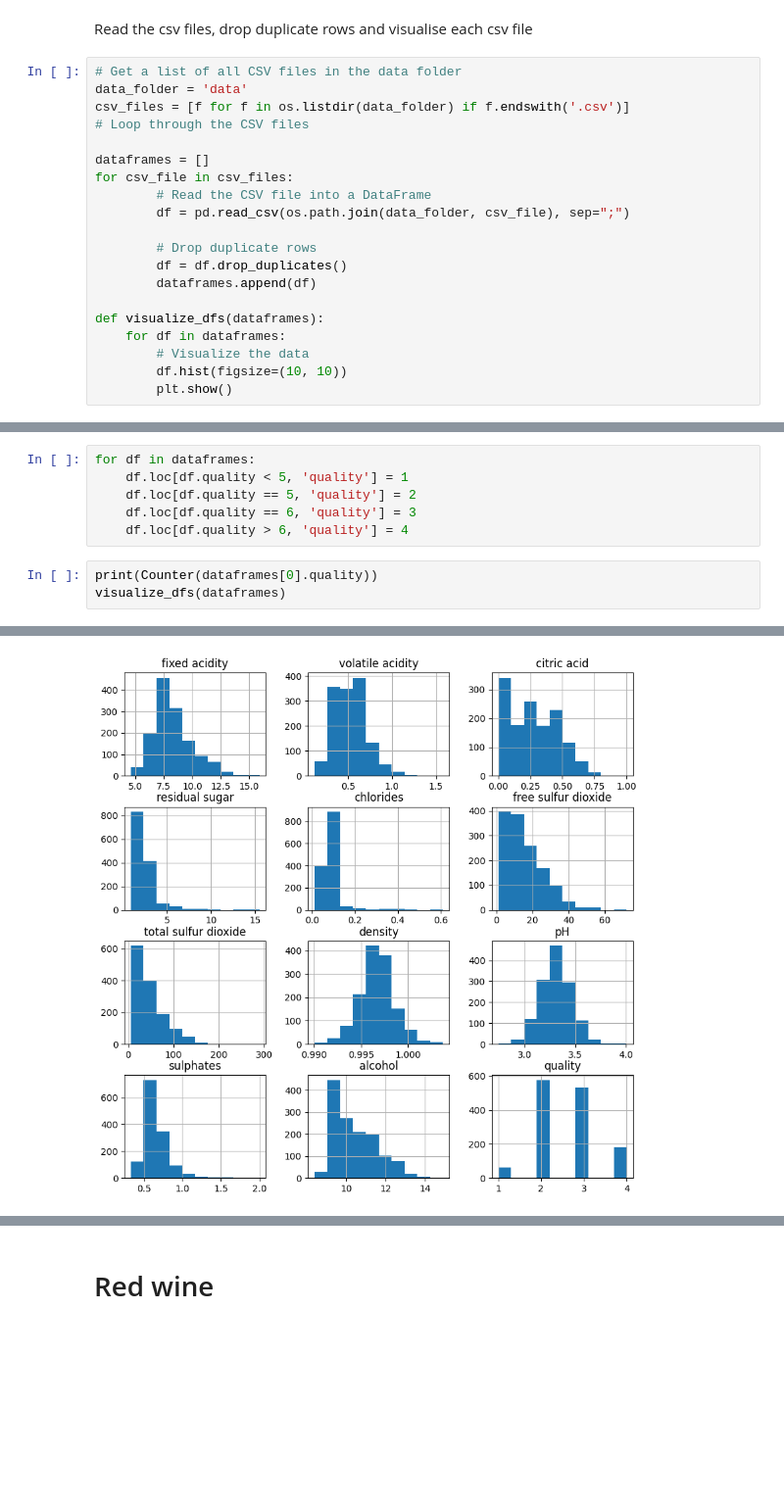
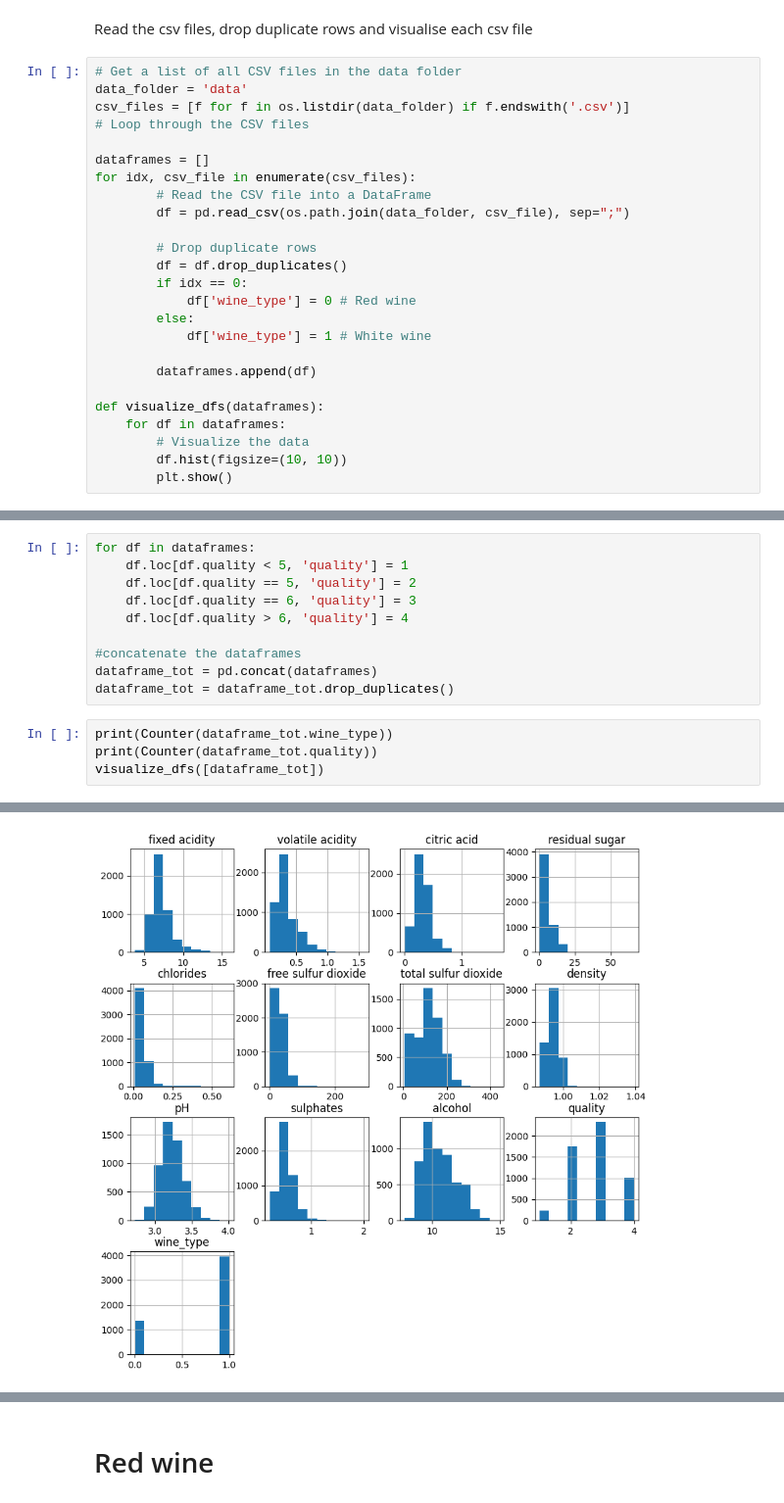
Before and after one commit to FarhadMadadzade/ID2223, a Jupyter notebook: wine-quality-prediction-task/preprocessing.ipynb, the cells around one changed output, grey strips where cells are left out. Shown: that part at 98% size. Saved outputs shown, nothing was run; the diff lists cells and outputs as text; blank space fills up the shorter version.

Commit message:
finished wine-feature-pipeline

```diff
--- a/wine-quality-prediction-task/preprocessing.ipynb
+++ b/wine-quality-prediction-task/preprocessing.ipynb
@@ -21,12 +21,17 @@ csv_files = [f for f in os.listdir(data_folder) if f.endswith('.csv')]
 # Loop through the CSV files
 
 dataframes = []
-for csv_file in csv_files:
+for idx, csv_file in enumerate(csv_files):
         # Read the CSV file into a DataFrame
         df = pd.read_csv(os.path.join(data_folder, csv_file), sep=";")
 
         # Drop duplicate rows
         df = df.drop_duplicates()
+        if idx == 0:
+            df['wine_type'] = 0 # Red wine
+        else:
+            df['wine_type'] = 1 # White wine
+
         dataframes.append(df)
 
 def visualize_dfs(dataframes):
@@ -60,7 +67,12 @@ for df in dataframes:
     df.loc[df.quality == 5, 'quality'] = 2
     df.loc[df.quality == 6, 'quality'] = 3
     df.loc[df.quality > 6, 'quality'] = 4
+
+#concatenate the dataframes
+dataframe_tot = pd.concat(dataframes)
+dataframe_tot = dataframe_tot.drop_duplicates()
 # %%
-print(Counter(dataframes[0].quality))
-visualize_dfs(dataframes)
+print(Counter(dataframe_tot.wine_type))
+print(Counter(dataframe_tot.quality))
+visualize_dfs([dataframe_tot])
 # %% [output]
@@ -68 +81 @@ Counter({2: 577, 3: 535, 4: 184, 1: 63})
-[figure, old version]
+[figure, new version]
```
Also changed, not shown: parts of 14 cells of this notebook, 3 other files.
